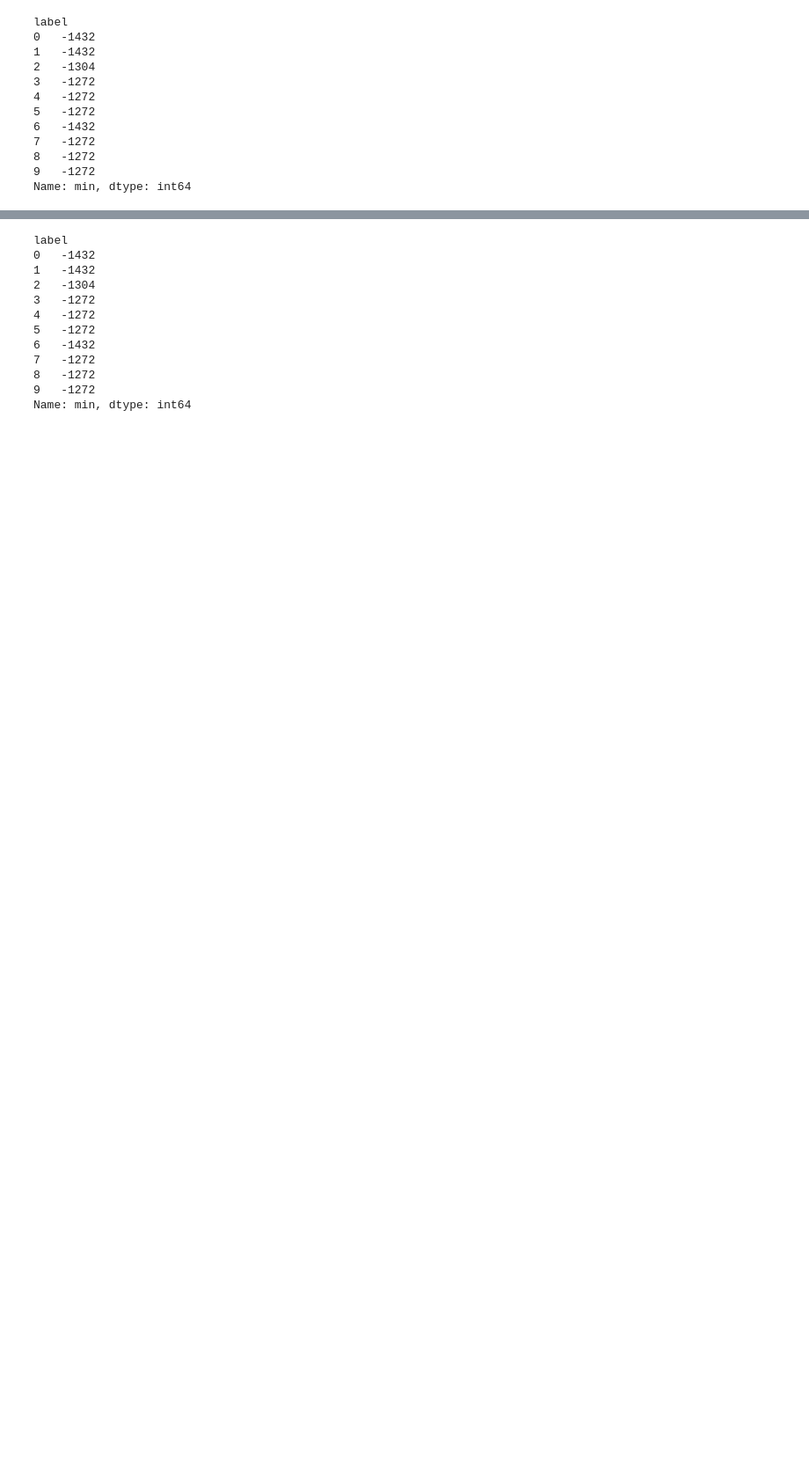
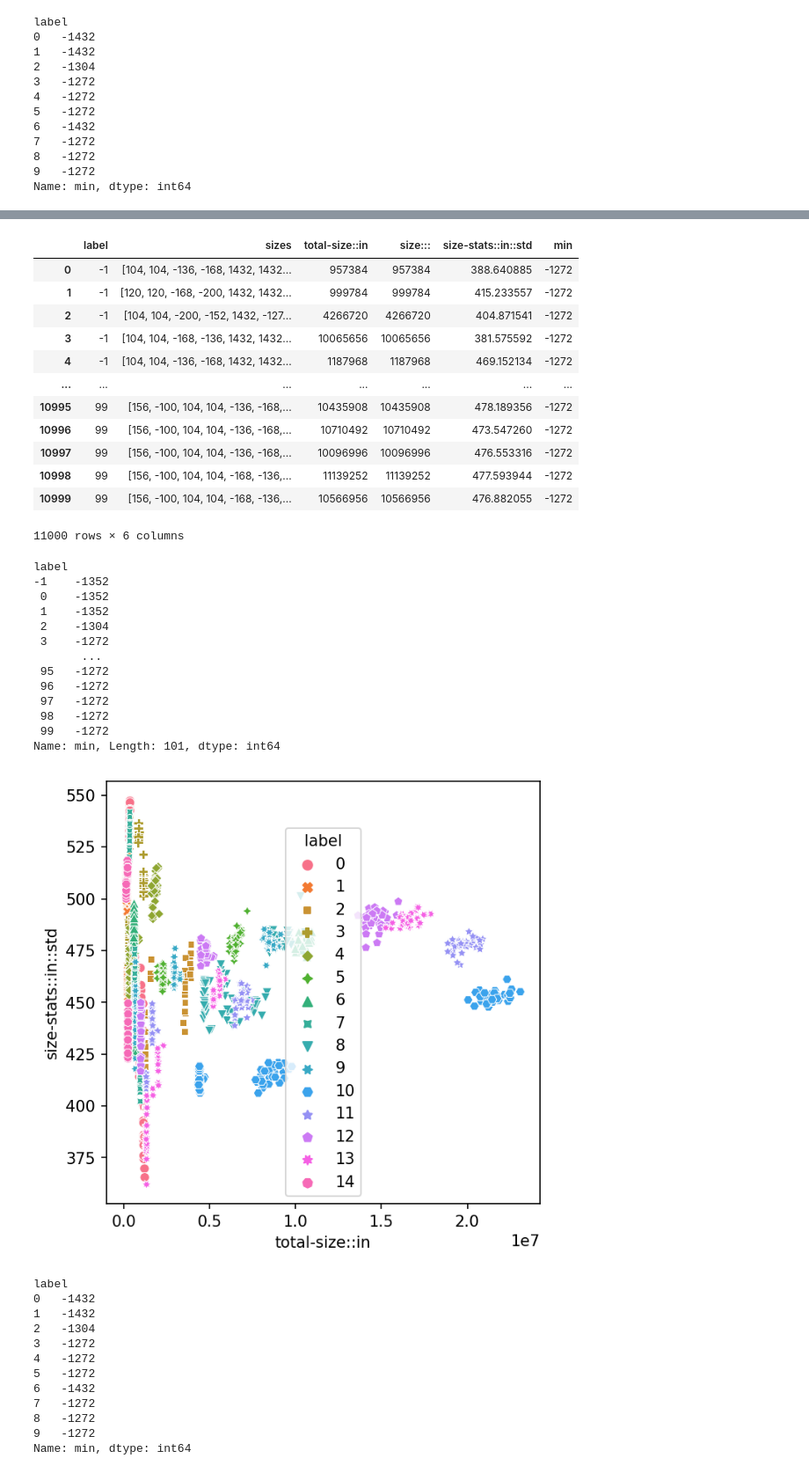
Before and after one commit to jpcsmith/qcsd-experiments, a Jupyter notebook: workflow/notebooks/Investigation.ipynb, the cells around one changed output, grey strips where cells are left out. Shown: that part at 88% size. Drawn from its saved outputs; the diff is of its cells as text; code cells hidden in the pictures; blank space fills up the shorter version.

```diff
--- a/workflow/notebooks/Investigation.ipynb
+++ b/workflow/notebooks/Investigation.ipynb
@@ -105,3 +93,37 @@ scatterplot("../../results/tamaraw-debug/noised_tamaraw-0.4/10x50+0/dataset.h5")
+# %%
+def plot_packet_sizes()
+
+
+frame = scatterplot("../../results/improved-tamaraw/conn~single/defence~tamaraw/dataset.h5")
+frame.groupby("label")["min"].min()
+# %% [output]
+|  | label | sizes | total-size::in | size::: | size-stats::in::std | min |
+| 0 | -1 | [104, 104, -136, -168, 1432, 1432... | 957384 | 957384 | 388.640885 | -1272 |
+| 1 | -1 | [120, 120, -168, -200, 1432, 1432... | 999784 | 999784 | 415.233557 | -1272 |
+| 2 | -1 | [104, 104, -200, -152, 1432, -127... | 4266720 | 4266720 | 404.871541 | -1272 |
+| 3 | -1 | [104, 104, -168, -136, 1432, 1432... | 10065656 | 10065656 | 381.575592 | -1272 |
+| 4 | -1 | [104, 104, -136, -168, 1432, 1432... | 1187968 | 1187968 | 469.152134 | -1272 |
+| ... | ... | ... | ... | ... | ... | ... |
+| 10995 | 99 | [156, -100, 104, 104, -136, -168,... | 10435908 | 10435908 | 478.189356 | -1272 |
+| 10996 | 99 | [156, -100, 104, 104, -136, -168,... | 10710492 | 10710492 | 473.547260 | -1272 |
+| 10997 | 99 | [156, -100, 104, 104, -136, -168,... | 10096996 | 10096996 | 476.553316 | -1272 |
+| 10998 | 99 | [156, -100, 104, 104, -168, -136,... | 11139252 | 11139252 | 477.593944 | -1272 |
+| 10999 | 99 | [156, -100, 104, 104, -168, -136,... | 10566956 | 10566956 | 476.882055 | -1272 |
+11000 rows × 6 columns
+label
+-1    -1352
+ 0    -1352
+ 1    -1352
+ 2    -1304
+ 3    -1272
+       ...
+ 95   -1272
+ 96   -1272
+ 97   -1272
+ 98   -1272
+ 99   -1272
+Name: min, Length: 101, dtype: int64
+[figure, added]
 # %%
 frame.groupby("label")["min"].min()
 # %% [output]
```
Also changed, not shown: parts of 4 cells of this notebook, 4 other files.
